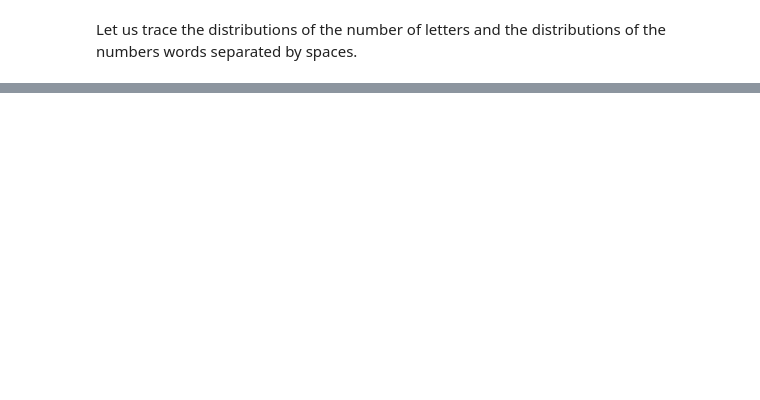
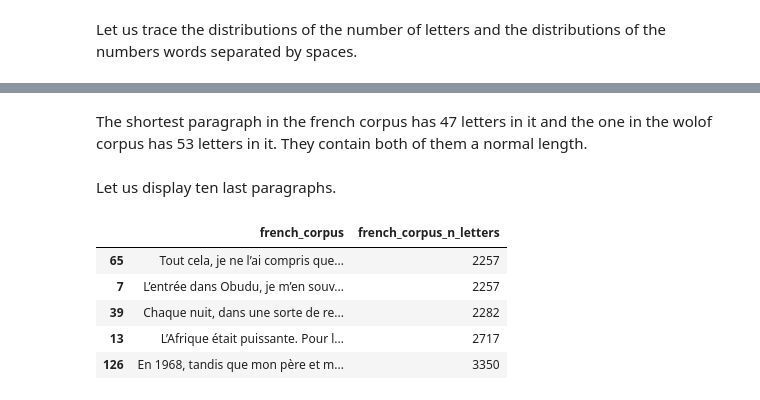
Before and after one commit to Oumar199/Wolof_traduction, a Jupyter notebook: text_processing1.ipynb, the cells around one changed output, grey strips where cells are left out. Saved outputs shown, nothing was run; the diff lists cells and outputs as text; code cells hidden in the pictures; blank space fills up the shorter version.

```diff
--- a/text_processing1.ipynb
+++ b/text_processing1.ipynb
@@ -150,0 +197,13 @@ We have the same tendency both for the number of letters and for the number of w
+# %% [markdown]
+The shortest paragraph in the french corpus has 47 letters in it and the one in the wolof corpus has 53 letters in it. They contain both of them a normal length.
+# %% [markdown]
+Let us display ten last paragraphs.
+# %%
+bot_french_corpora
+# %% [output]
+|  | french_corpus | french_corpus_n_letters |
+| 65 | Tout cela, je ne l’ai compris que... | 2257 |
+| 7 | L’entrée dans Obudu, je m’en souv... | 2257 |
+| 39 | Chaque nuit, dans une sorte de re... | 2282 |
+| 13 | L’Afrique était puissante. Pour l... | 2717 |
+| 126 | En 1968, tandis que mon père et m... | 3350 |
```
Also changed, not shown: parts of 43 cells of this notebook, 4 other files.
